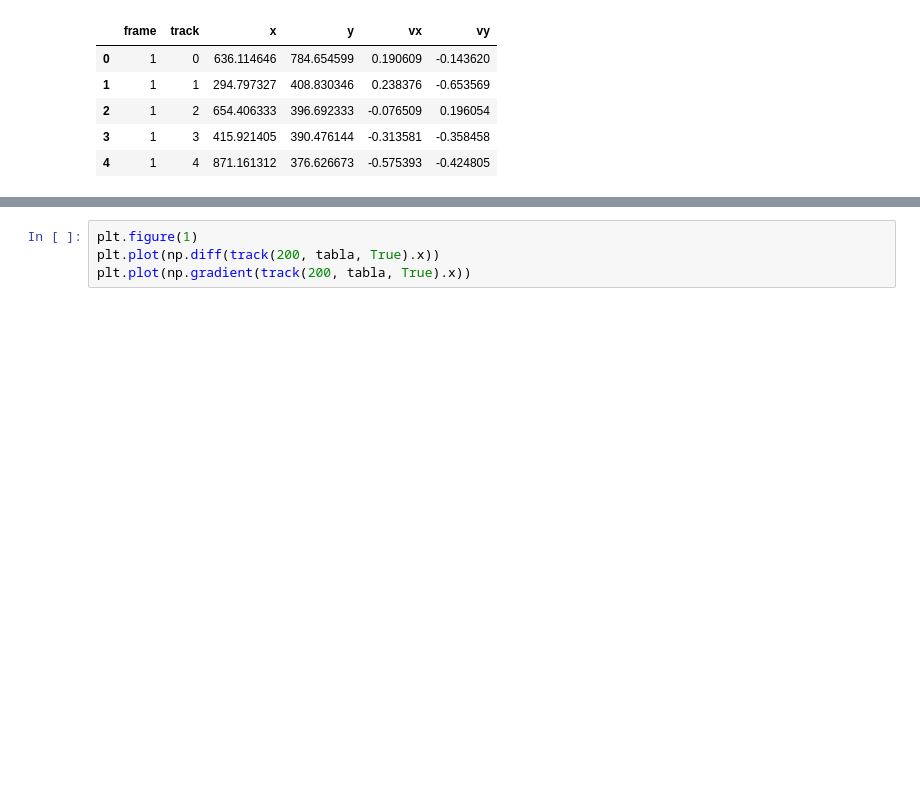
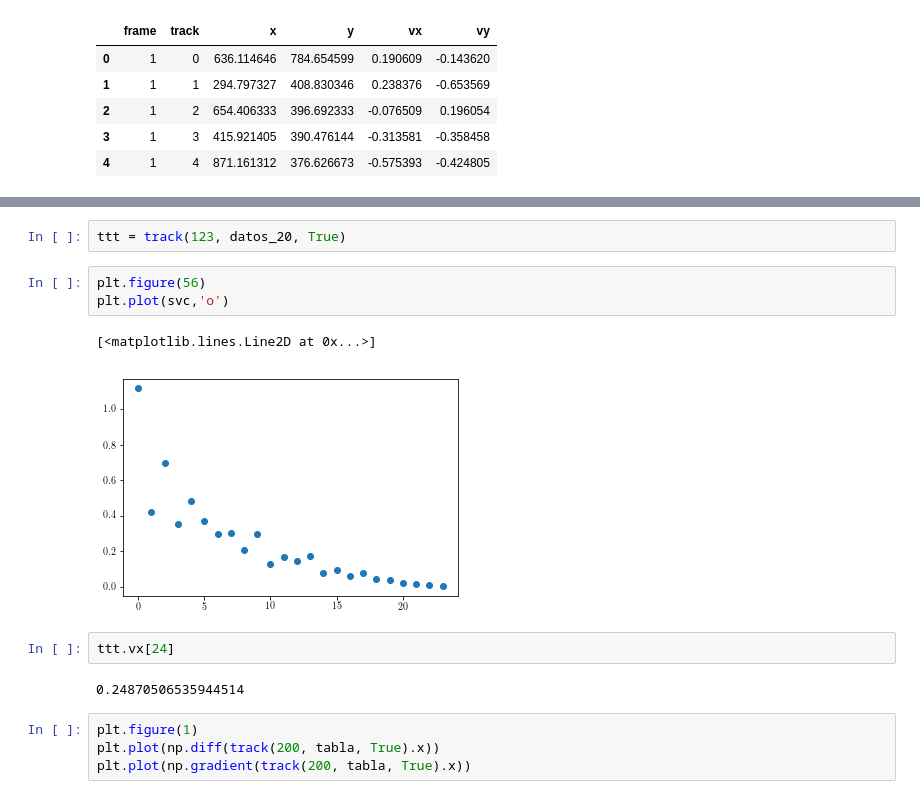
Before and after one commit to fvegar/Tracks, a Jupyter notebook: tracks_processing.ipynb, the cells around one changed output, grey strips where cells are left out. Cells and saved outputs as stored; diff of their text form; blank space fills up the shorter version.

```diff
--- a/tracks_processing.ipynb
+++ b/tracks_processing.ipynb
@@ -276,3 +281,15 @@ datos_20.head()
+# %%
+ttt = track(123, datos_20, True)
+# %%
+plt.figure(56)
+plt.plot(svc,'o')
+# %% [output]
+[<matplotlib.lines.Line2D at 0x...>]
+[figure, added]
+# %%
+ttt.vx[24]
+# %% [output]
+0.24870506535944514
 # %%
 plt.figure(1)
 plt.plot(np.diff(track(200, tabla, True).x))
```
Also changed, not shown: parts of 2 cells of this notebook.
